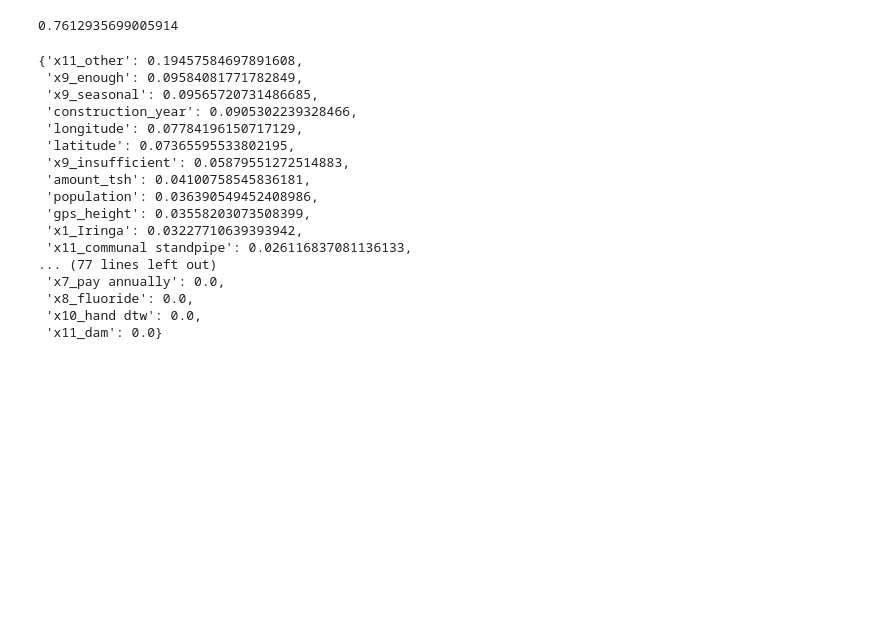
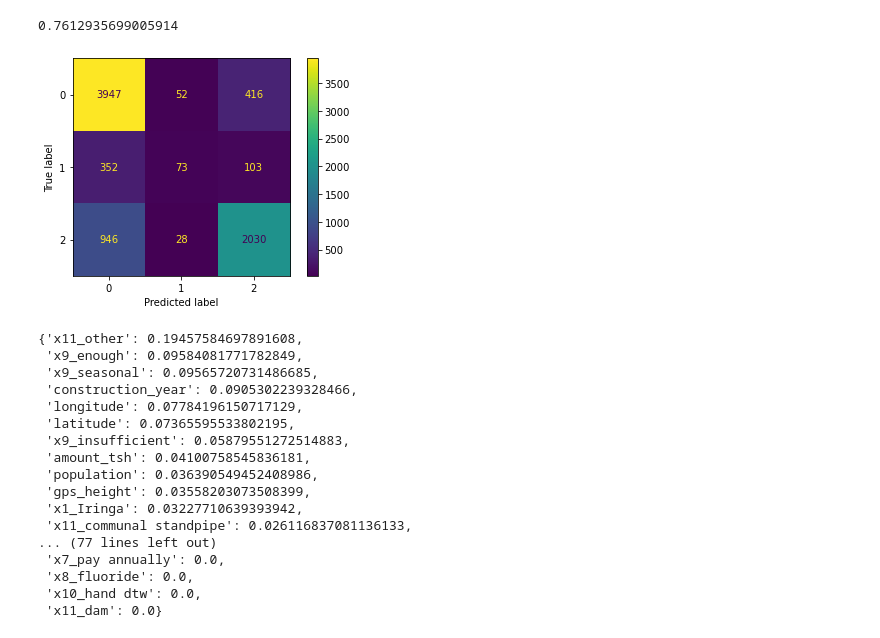
Before and after one commit to twood2015/Flatiron_Project_3, a Jupyter notebook: FinalNotebook.ipynb, the cells around one changed output. Cells and saved outputs as stored; diff of their text form; code cells hidden in the pictures; blank space fills up the shorter version.

```diff
--- a/FinalNotebook.ipynb
+++ b/FinalNotebook.ipynb
@@ -1047,3 +908,11 @@ confusion_matrix()
+# %%
+# assigning the prediction of the model to y_preds
+y_preds = dtpipe.predict(X_test_trim)
+# %%
+# plotting the confusion matrix
+ConfusionMatrixDisplay(confusion_matrix(y_test, y_preds)).plot();
+# %% [output]
+[figure, added]
 # %%
 # get the feature importances from the model
 importances = dtpipe.steps[1][1].feature_importances_
```
Also changed, not shown: parts of 97 cells of this notebook, 2 other files.
